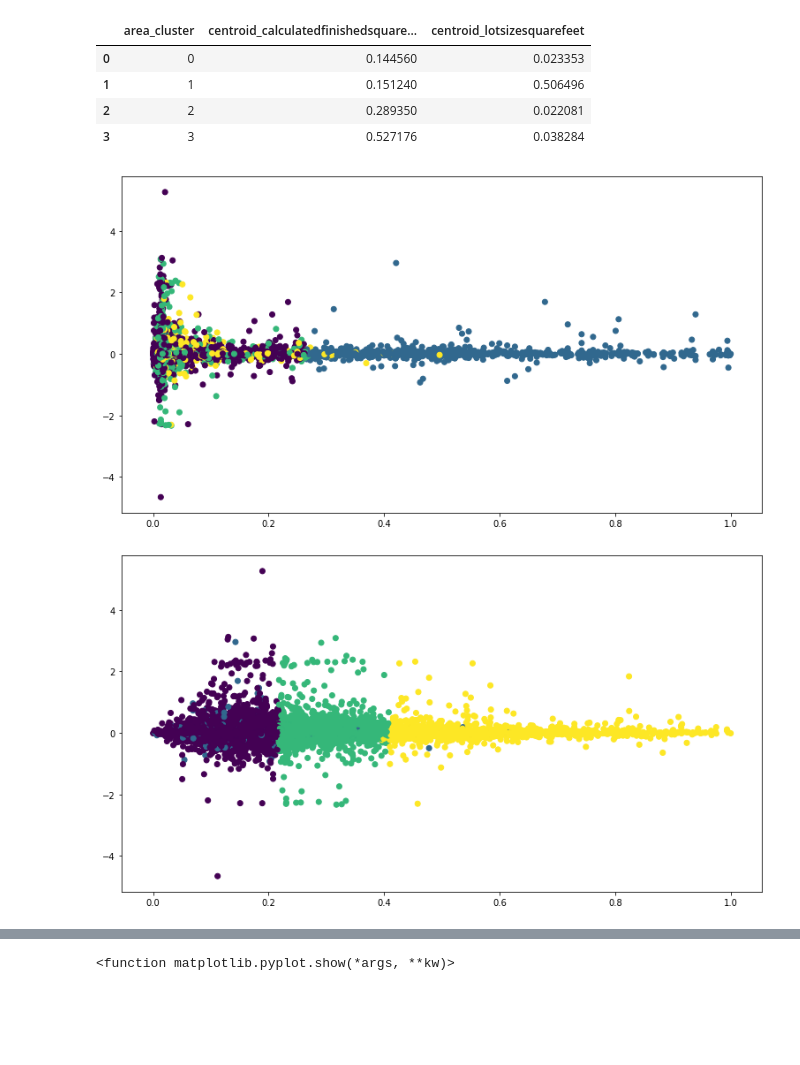
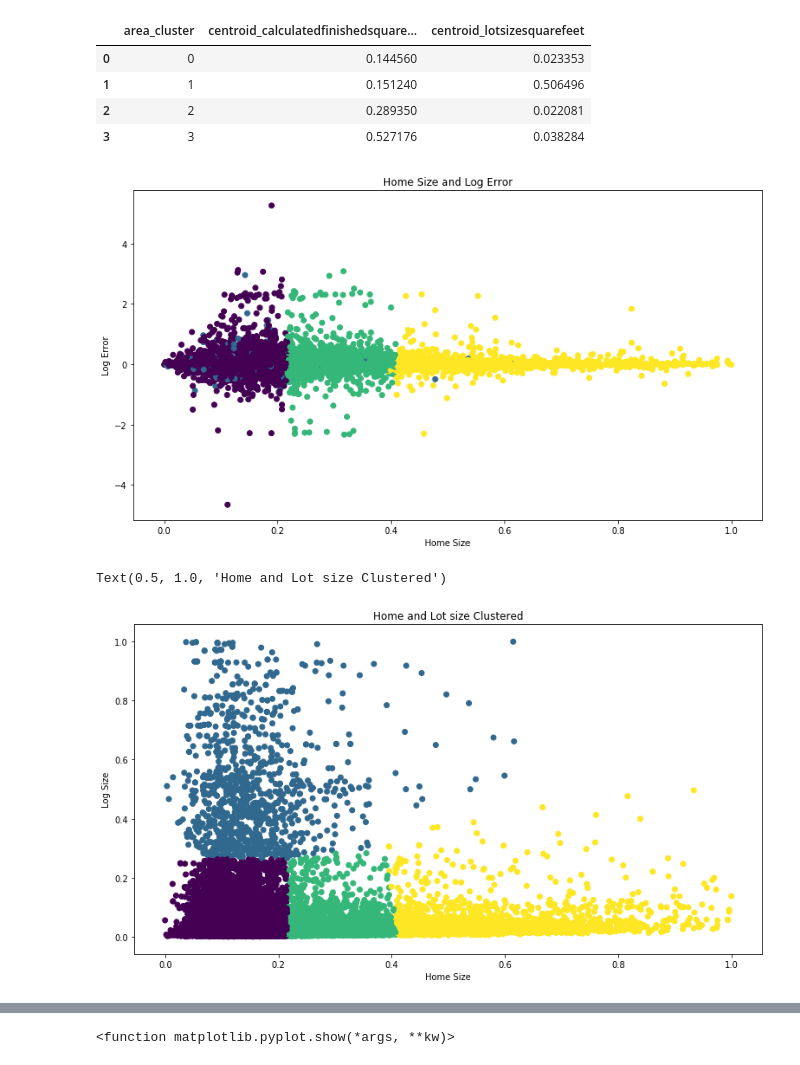
Before and after one commit to AI-Gomez/zillow_clustering_project, a Jupyter notebook: Final.ipynb, the cells around one changed output, grey strips where cells are left out. Saved outputs shown, nothing was run; the diff lists cells and outputs as text; code cells hidden in the pictures; blank space fills up the shorter version.

```diff
--- a/Final.ipynb
+++ b/Final.ipynb
@@ -390,13 +460,19 @@ X_test, X_test_scaled = wrangle_zillow.add_to_train(test_clusters, centroids, X_
 train, train_scaled = wrangle_zillow.add_to_train(train_clusters, centroids, train, train_scaled, cluster_col_name = 'area_cluster')
 # %%
 plt.figure(figsize=(13,7))
-plt.scatter(X_train_scaled.lotsizesquarefeet, y_train.logerror, c=X_train_scaled.area_cluster)
+plt.scatter(X_train_scaled.calculatedfinishedsquarefeet, y_train.logerror, c=X_train_scaled.area_cluster)
+plt.xlabel('Home Size')
+plt.ylabel('Log Error')
+plt.title('Home Size and Log Error')
 plt.show()
 # %% [output]
-[figure, old version]
+[figure, new version]
 # %%
 plt.figure(figsize=(13,7))
-plt.scatter(X_train_scaled.calculatedfinishedsquarefeet, y_train.logerror, c=X_train_scaled.area_cluster)
-plt.show()
+plt.scatter(X_train_scaled.calculatedfinishedsquarefeet, X_train_scaled.lotsizesquarefeet, c=X_train_scaled.area_cluster)
+plt.xlabel('Home Size')
+plt.ylabel('Log Size')
+plt.title('Home and Lot size Clustered')
 # %% [output]
+Text(0.5, 1.0, 'Home and Lot size Clustered')
-[figure, old version]
+[figure, new version]
```
Also changed, not shown: parts of 30 cells of this notebook.
